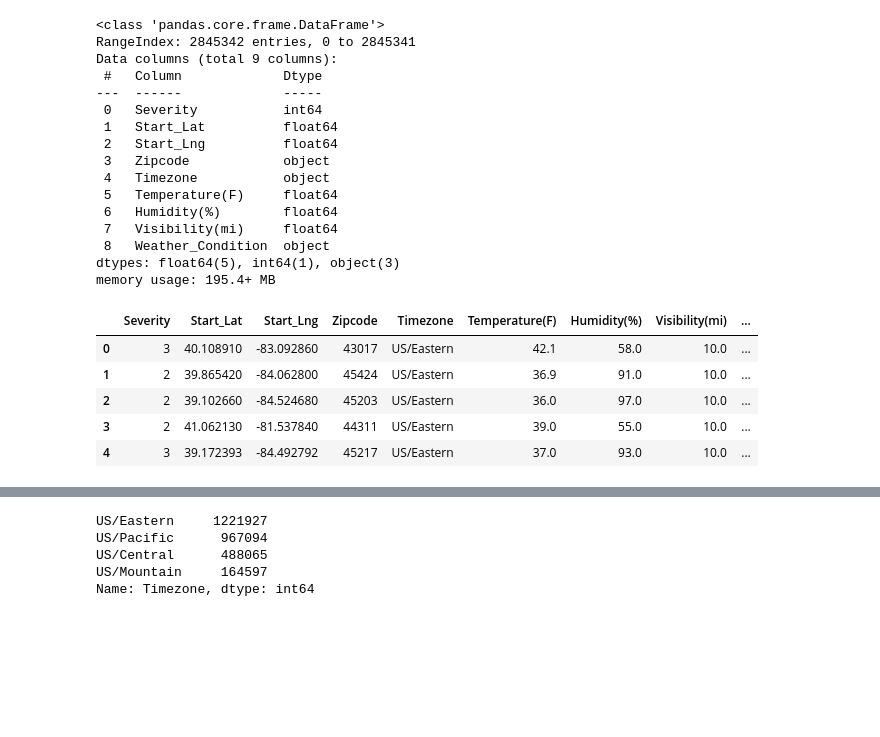
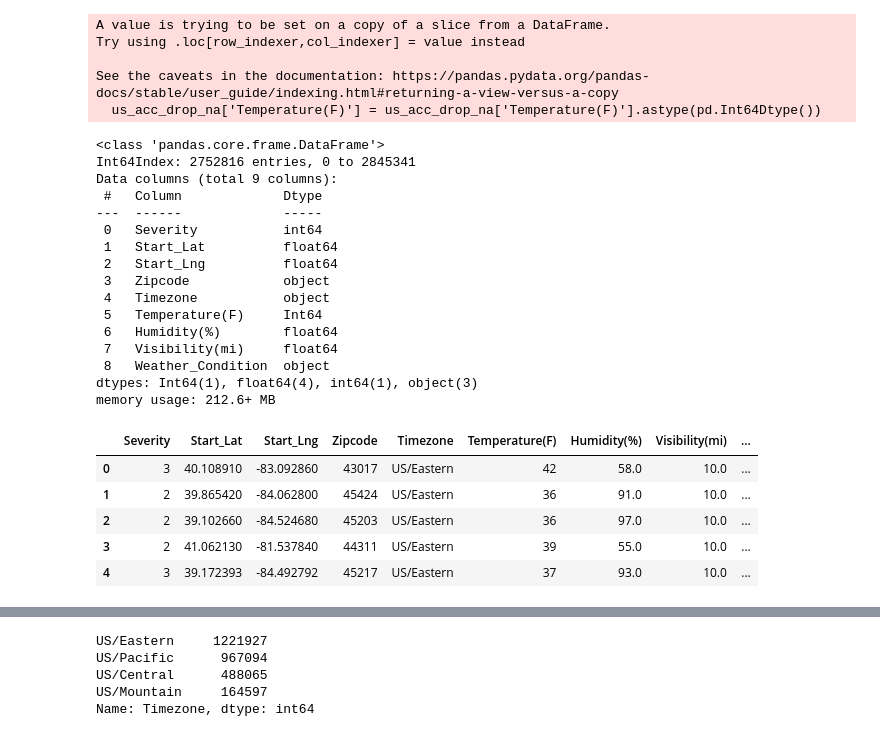
Before and after one commit to unalipa333/dataset0, a Jupyter notebook: test jup.ipynb, the cells around one changed output, grey strips where cells are left out. Cells and saved outputs as stored; diff of their text form; code cells hidden in the pictures; blank space fills up the shorter version.

Commit message:
temp value counts and float to int

```diff
--- a/test jup.ipynb
+++ b/test jup.ipynb
@@ -14,8 +19,17 @@ us_acc_drop=df.drop(['ID', 'Sunrise_Sunset', 'Wind_Direction', 'Pressure(in)', '
+# %%
+#changes Temperature(F) column from float to int
+us_acc_drop_na['Temperature(F)'] = us_acc_drop_na['Temperature(F)'].astype(pd.Int64Dtype())
+# %% [output]
+A value is trying to be set on a copy of a slice from a DataFrame.
+Try using .loc[row_indexer,col_indexer] = value instead
+
+See the caveats in the documentation: https://pandas.pydata.org/pandas-docs/stable/user_guide/indexing.html#returning-a-view-versus-a-copy
+  us_acc_drop_na['Temperature(F)'] = us_acc_drop_na['Temperature(F)'].astype(pd.Int64Dtype())
 # %%
-us_acc_drop.info()
+us_acc_drop_na.info()
 # %% [output]
 <class 'pandas.core.frame.DataFrame'>
-RangeIndex: 2845342 entries, 0 to 2845341
+Int64Index: 2752816 entries, 0 to 2845341
 Data columns (total 9 columns):
  #   Column             Dtype
 ---  ------             -----
@@ -24,18 +38,18 @@ Data columns (total 9 columns):
  2   Start_Lng          float64
  3   Zipcode            object
  4   Timezone           object
- 5   Temperature(F)     float64
+ 5   Temperature(F)     Int64
  6   Humidity(%)        float64
  7   Visibility(mi)     float64
  8   Weather_Condition  object
-dtypes: float64(5), int64(1), object(3)
-memory usage: 195.4+ MB
+dtypes: Int64(1), float64(4), int64(1), object(3)
+memory usage: 212.6+ MB
 # %%
-us_acc_drop.head()
+us_acc_drop_na.head()
 # %% [output]
 |  | Severity | Start_Lat | Start_Lng | Zipcode | Timezone | Temperature(F) | Humidity(%) | Visibility(mi) | ... |
-| 0 | 3 | 40.108910 | -83.092860 | 43017 | US/Eastern | 42.1 | 58.0 | 10.0 | ... |
-| 1 | 2 | 39.865420 | -84.062800 | 45424 | US/Eastern | 36.9 | 91.0 | 10.0 | ... |
-| 2 | 2 | 39.102660 | -84.524680 | 45203 | US/Eastern | 36.0 | 97.0 | 10.0 | ... |
-| 3 | 2 | 41.062130 | -81.537840 | 44311 | US/Eastern | 39.0 | 55.0 | 10.0 | ... |
-| 4 | 3 | 39.172393 | -84.492792 | 45217 | US/Eastern | 37.0 | 93.0 | 10.0 | ... |
+| 0 | 3 | 40.108910 | -83.092860 | 43017 | US/Eastern | 42 | 58.0 | 10.0 | ... |
+| 1 | 2 | 39.865420 | -84.062800 | 45424 | US/Eastern | 36 | 91.0 | 10.0 | ... |
+| 2 | 2 | 39.102660 | -84.524680 | 45203 | US/Eastern | 36 | 97.0 | 10.0 | ... |
+| 3 | 2 | 41.062130 | -81.537840 | 44311 | US/Eastern | 39 | 55.0 | 10.0 | ... |
+| 4 | 3 | 39.172393 | -84.492792 | 45217 | US/Eastern | 37 | 93.0 | 10.0 | ... |
```
Also changed, not shown: parts of 8 cells of this notebook.
